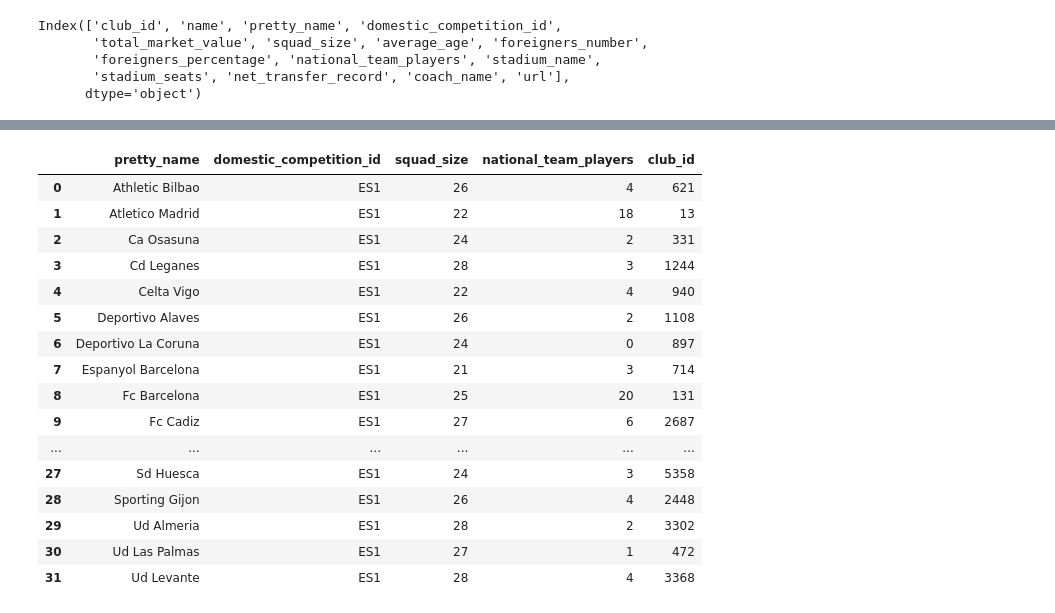
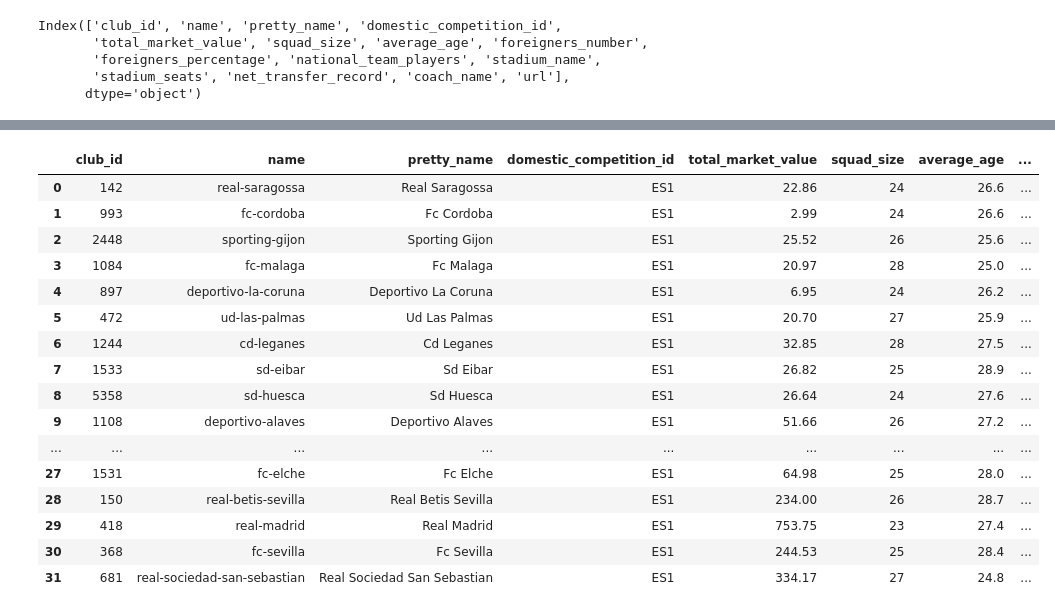
Before and after one commit to legabrielo/EDATheBridge, a Jupyter notebook: Futbol/codigos/clubs.ipynb, the cells around one changed output, grey strips where cells are left out. Cells and saved outputs as stored; diff of their text form; code cells hidden in the pictures.

```diff
--- a/Futbol/codigos/clubs.ipynb
+++ b/Futbol/codigos/clubs.ipynb
@@ -2,7 +4,7 @@
 import pandas as pd
 import matplotlib.pyplot as plt
 # %%
-clubs = pd.read_csv("C:\\Users\\Gabriel Castillo\\Desktop\\GITHUB GABRIEL\\EDA\\EDATheBridge\\Futbol\\data\\clubs.csv")
+clubs = pd.read_csv("C:\\Users\\Gabriel Castillo\\Desktop\\GITHUB GABRIEL\\EDA\\EDATheBridge\\Futbol\\data\\vieja\\clubs.csv")
 clubs.head()
 # %% [output]
 |  | club_id | name | pretty_name | domestic_competition_id | total_market_value | squad_size | average_age | ... |
@@ -45,23 +43,23 @@ club1.head(25)
 # %%
-espana = club1[club1["domestic_competition_id"]== "ES1"].reset_index(0).drop(["index"], axis=1)
+espana = clubs[clubs["domestic_competition_id"]== "ES1"].reset_index(0).drop(["index"], axis=1)
 espana
 # USAMOS SOLO LOS CLUBES DE ESPAÑA PARA SABER LOS EQUIPOS Y SU CLUB_ID. ESTE CLUB_ID SE VA A USAR PARA HACER EL MERGE
 # %% [output]
-|  | pretty_name | domestic_competition_id | squad_size | national_team_players | club_id |
-| 0 | Athletic Bilbao | ES1 | 26 | 4 | 621 |
-| 1 | Atletico Madrid | ES1 | 22 | 18 | 13 |
-| 2 | Ca Osasuna | ES1 | 24 | 2 | 331 |
-| 3 | Cd Leganes | ES1 | 28 | 3 | 1244 |
-| 4 | Celta Vigo | ES1 | 22 | 4 | 940 |
-| 5 | Deportivo Alaves | ES1 | 26 | 2 | 1108 |
-| 6 | Deportivo La Coruna | ES1 | 24 | 0 | 897 |
-| 7 | Espanyol Barcelona | ES1 | 21 | 3 | 714 |
-| 8 | Fc Barcelona | ES1 | 25 | 20 | 131 |
-| 9 | Fc Cadiz | ES1 | 27 | 6 | 2687 |
-| ... | ... | ... | ... | ... | ... |
-| 27 | Sd Huesca | ES1 | 24 | 3 | 5358 |
-| 28 | Sporting Gijon | ES1 | 26 | 4 | 2448 |
-| 29 | Ud Almeria | ES1 | 28 | 2 | 3302 |
-| 30 | Ud Las Palmas | ES1 | 27 | 1 | 472 |
-| 31 | Ud Levante | ES1 | 28 | 4 | 3368 |
+|  | club_id | name | pretty_name | domestic_competition_id | total_market_value | squad_size | average_age | ... |
+| 0 | 142 | real-saragossa | Real Saragossa | ES1 | 22.86 | 24 | 26.6 | ... |
+| 1 | 993 | fc-cordoba | Fc Cordoba | ES1 | 2.99 | 24 | 26.6 | ... |
+| 2 | 2448 | sporting-gijon | Sporting Gijon | ES1 | 25.52 | 26 | 25.6 | ... |
+| 3 | 1084 | fc-malaga | Fc Malaga | ES1 | 20.97 | 28 | 25.0 | ... |
+| 4 | 897 | deportivo-la-coruna | Deportivo La Coruna | ES1 | 6.95 | 24 | 26.2 | ... |
+| 5 | 472 | ud-las-palmas | Ud Las Palmas | ES1 | 20.70 | 27 | 25.9 | ... |
+| 6 | 1244 | cd-leganes | Cd Leganes | ES1 | 32.85 | 28 | 27.5 | ... |
+| 7 | 1533 | sd-eibar | Sd Eibar | ES1 | 26.82 | 25 | 28.9 | ... |
+| 8 | 5358 | sd-huesca | Sd Huesca | ES1 | 26.64 | 24 | 27.6 | ... |
+| 9 | 1108 | deportivo-alaves | Deportivo Alaves | ES1 | 51.66 | 26 | 27.2 | ... |
+| ... | ... | ... | ... | ... | ... | ... | ... | ... |
+| 27 | 1531 | fc-elche | Fc Elche | ES1 | 64.98 | 25 | 28.0 | ... |
+| 28 | 150 | real-betis-sevilla | Real Betis Sevilla | ES1 | 234.00 | 26 | 28.7 | ... |
+| 29 | 418 | real-madrid | Real Madrid | ES1 | 753.75 | 23 | 27.4 | ... |
+| 30 | 368 | fc-sevilla | Fc Sevilla | ES1 | 244.53 | 25 | 28.4 | ... |
+| 31 | 681 | real-sociedad-san-sebastian | Real Sociedad San Sebastian | ES1 | 334.17 | 27 | 24.8 | ... |
 # %%
```
Also changed, not shown: parts of 6 cells of this notebook, 25 other files.
